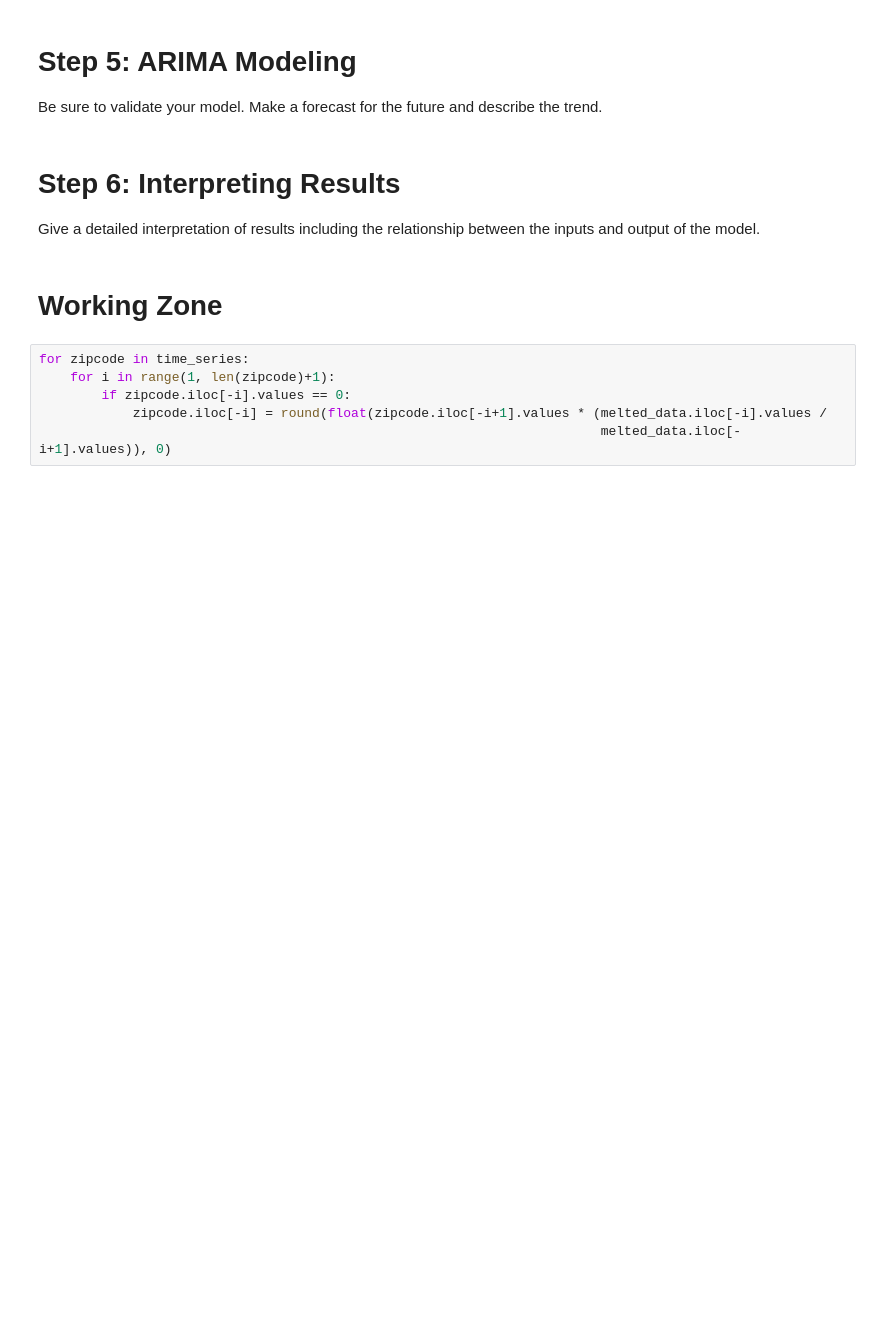
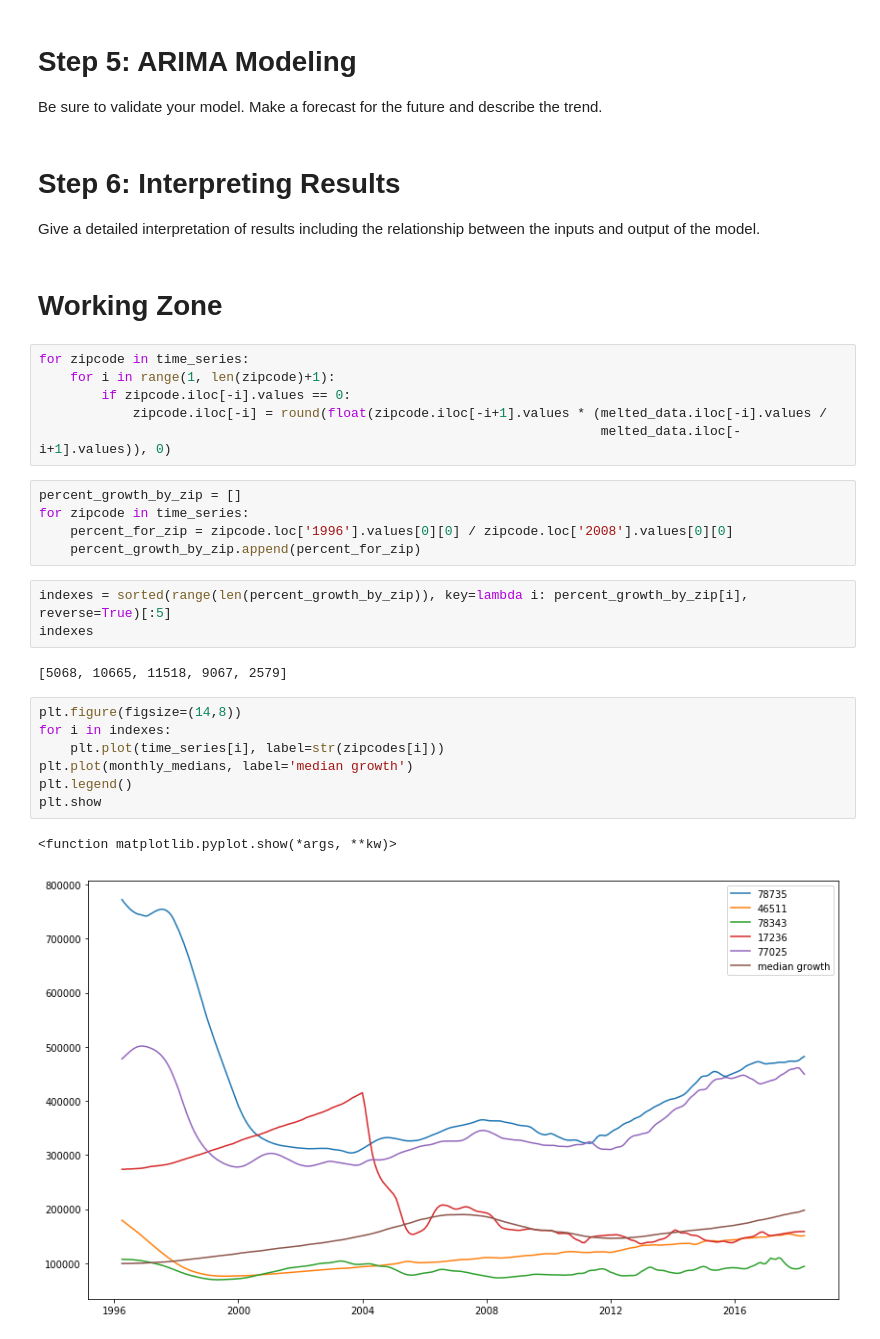
Before and after one commit to zapatos24/mod_4_project, a Jupyter notebook: owens_wip.ipynb, the cells around one changed output. Saved outputs shown, nothing was run; the diff lists cells and outputs as text; blank space fills up the shorter version.

```diff
--- a/owens_wip.ipynb
+++ b/owens_wip.ipynb
@@ -255,3 +258,23 @@ for zipcode in time_series:
         if zipcode.iloc[-i].values == 0:
             zipcode.iloc[-i] = round(float(zipcode.iloc[-i+1].values * (melted_data.iloc[-i].values /
                                                                         melted_data.iloc[-i+1].values)), 0)
+# %%
+percent_growth_by_zip = []
+for zipcode in time_series:
+    percent_for_zip = zipcode.loc['1996'].values[0][0] / zipcode.loc['2008'].values[0][0]
+    percent_growth_by_zip.append(percent_for_zip)
+# %%
+indexes = sorted(range(len(percent_growth_by_zip)), key=lambda i: percent_growth_by_zip[i], reverse=True)[:5]
+indexes
+# %% [output]
+[5068, 10665, 11518, 9067, 2579]
+# %%
+plt.figure(figsize=(14,8))
+for i in indexes:
+    plt.plot(time_series[i], label=str(zipcodes[i]))
+plt.plot(monthly_medians, label='median growth')
+plt.legend()
+plt.show
+# %% [output]
+<function matplotlib.pyplot.show(*args, **kw)>
+[figure, added]
```
Also changed, not shown: parts of 6 cells of this notebook.
